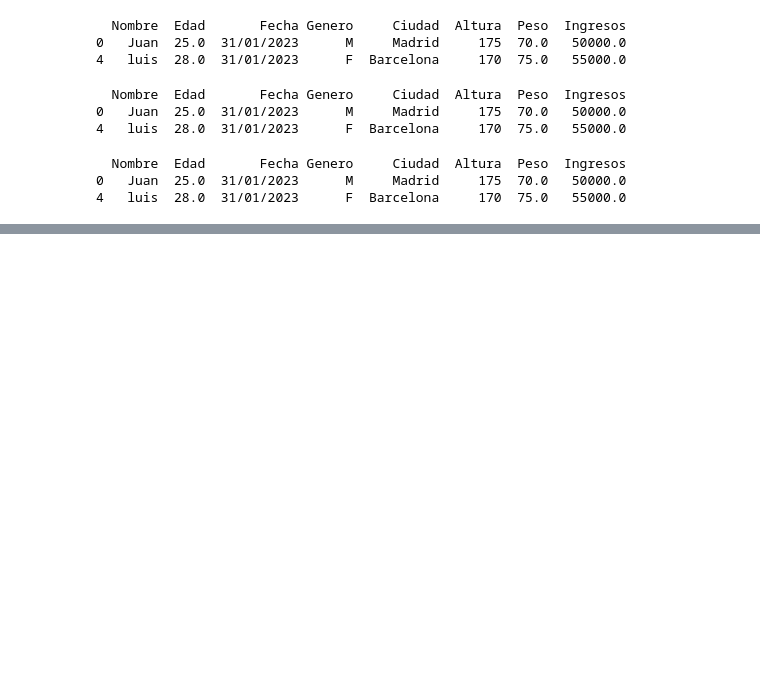
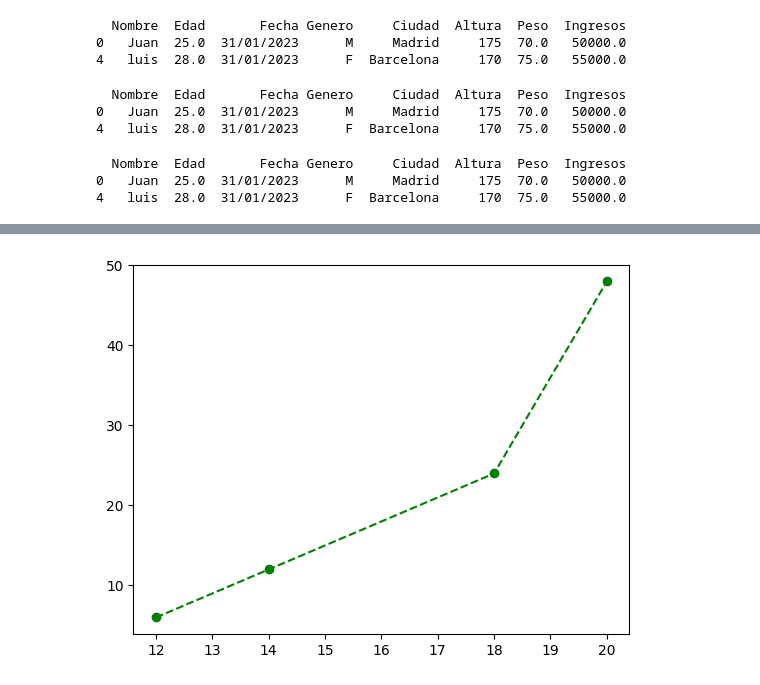
Before and after one commit to DanMrs90/Curso-Python, a Jupyter notebook: repositorio/bibliotecas.ipynb, the cells around one changed output, grey strips where cells are left out. Saved outputs shown, nothing was run; the diff lists cells and outputs as text; code cells hidden in the pictures; blank space fills up the shorter version.

```diff
--- a/repositorio/bibliotecas.ipynb
+++ b/repositorio/bibliotecas.ipynb
@@ -463,0 +578,5 @@ print(media)
+# %%
+plt.plot([12,14,18,20],puntos_y,'o--g')#Se define marcador, linea y color en un solo argumento
+plt.show()
+# %% [output]
+[figure, added]
```
Also changed, not shown: parts of 58 cells of this notebook, 5 other files.
